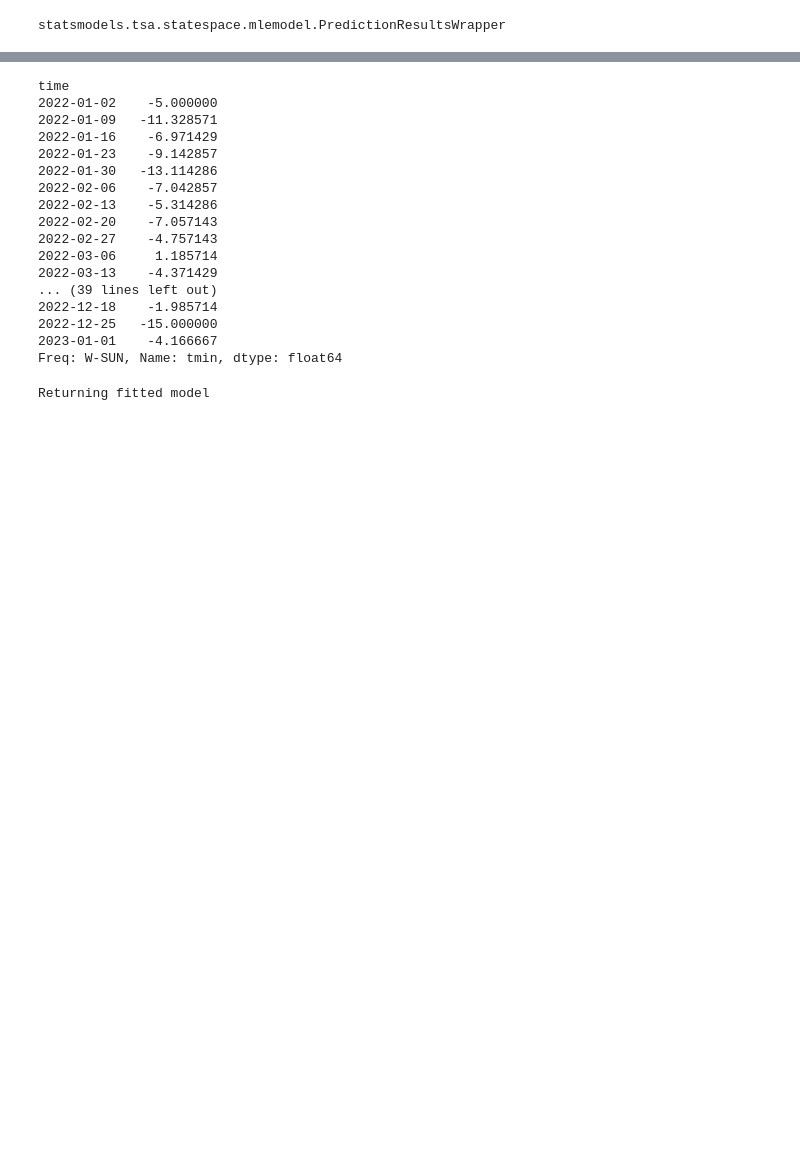
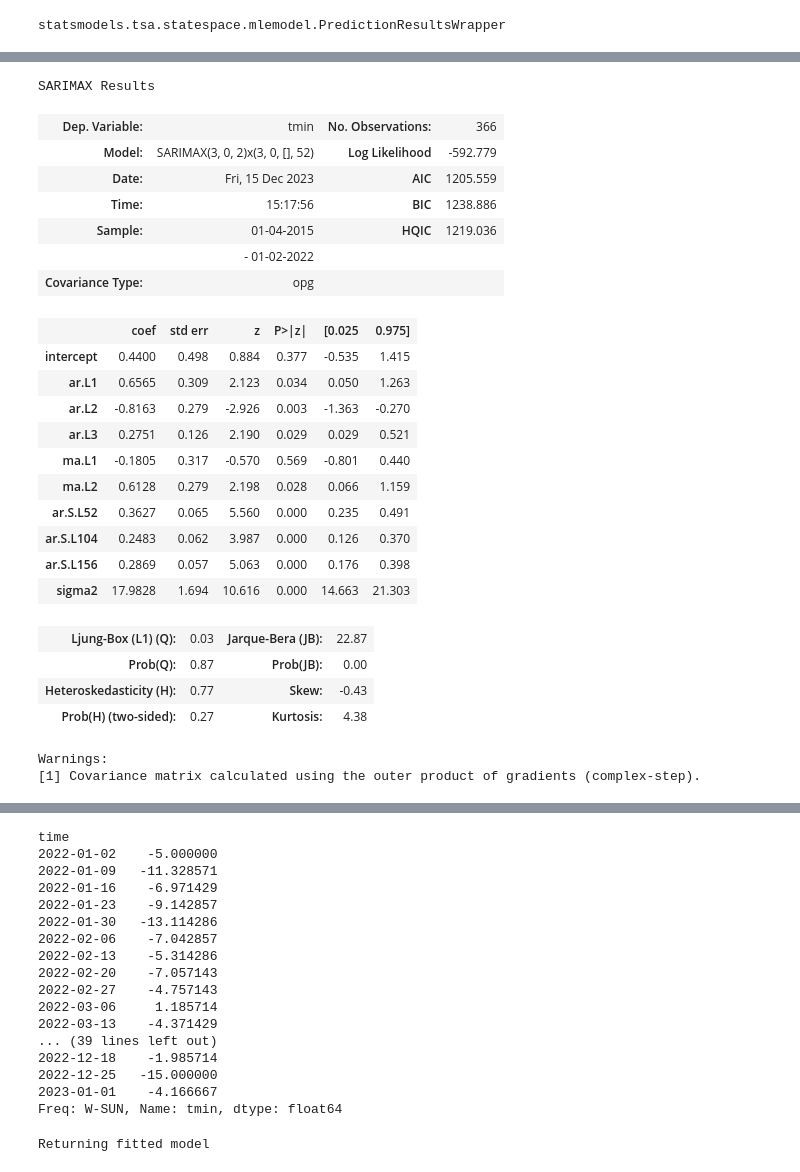
Before and after one commit to awdleishman/almanac, a Jupyter notebook: Preliminary SARIMA.ipynb, the cells around one changed output, grey strips where cells are left out. Drawn from its saved outputs; the diff is of its cells as text; code cells hidden in the pictures; blank space fills up the shorter version.

```diff
--- a/Preliminary SARIMA.ipynb
+++ b/Preliminary SARIMA.ipynb
@@ -133,3 +138,31 @@ r.predict(start="2022-01-03", end="2022-12-31").plot(
+# %%
+r.summary()
+# %% [output]
+SARIMAX Results
+| Dep. Variable: | tmin | No. Observations: | 366 |
+| Model: | SARIMAX(3, 0, 2)x(3, 0, [], 52) | Log Likelihood | -592.779 |
+| Date: | Fri, 15 Dec 2023 | AIC | 1205.559 |
+| Time: | 15:17:56 | BIC | 1238.886 |
+| Sample: | 01-04-2015 | HQIC | 1219.036 |
+|  | - 01-02-2022 |  |  |
+| Covariance Type: | opg |  |  |
+|  | coef | std err | z | P>|z| | [0.025 | 0.975] |
+| intercept | 0.4400 | 0.498 | 0.884 | 0.377 | -0.535 | 1.415 |
+| ar.L1 | 0.6565 | 0.309 | 2.123 | 0.034 | 0.050 | 1.263 |
+| ar.L2 | -0.8163 | 0.279 | -2.926 | 0.003 | -1.363 | -0.270 |
+| ar.L3 | 0.2751 | 0.126 | 2.190 | 0.029 | 0.029 | 0.521 |
+| ma.L1 | -0.1805 | 0.317 | -0.570 | 0.569 | -0.801 | 0.440 |
+| ma.L2 | 0.6128 | 0.279 | 2.198 | 0.028 | 0.066 | 1.159 |
+| ar.S.L52 | 0.3627 | 0.065 | 5.560 | 0.000 | 0.235 | 0.491 |
+| ar.S.L104 | 0.2483 | 0.062 | 3.987 | 0.000 | 0.126 | 0.370 |
+| ar.S.L156 | 0.2869 | 0.057 | 5.063 | 0.000 | 0.176 | 0.398 |
+| sigma2 | 17.9828 | 1.694 | 10.616 | 0.000 | 14.663 | 21.303 |
+| Ljung-Box (L1) (Q): | 0.03 | Jarque-Bera (JB): | 22.87 |
+| Prob(Q): | 0.87 | Prob(JB): | 0.00 |
+| Heteroskedasticity (H): | 0.77 | Skew: | -0.43 |
+| Prob(H) (two-sided): | 0.27 | Kurtosis: | 4.38 |
+Warnings:
+[1] Covariance matrix calculated using the outer product of gradients (complex-step).
 # %%
 mean_squared_error(
     df_future["tmin"].resample("W").min()[1:53],
```
Also changed, not shown: parts of 79 cells of this notebook, 6 other files.
